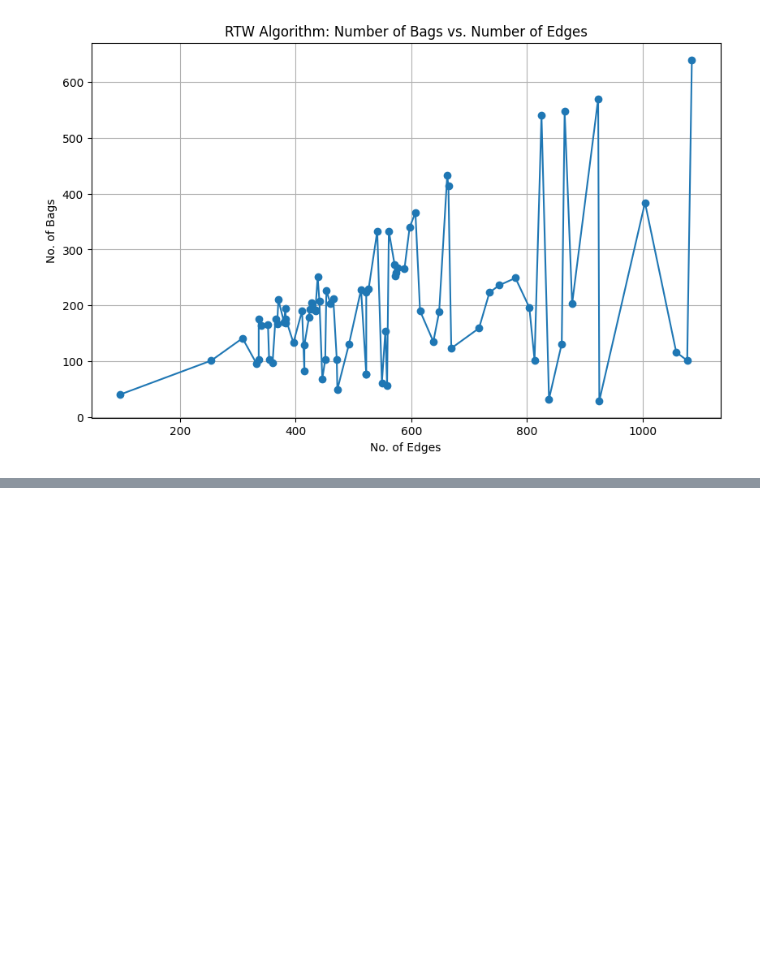
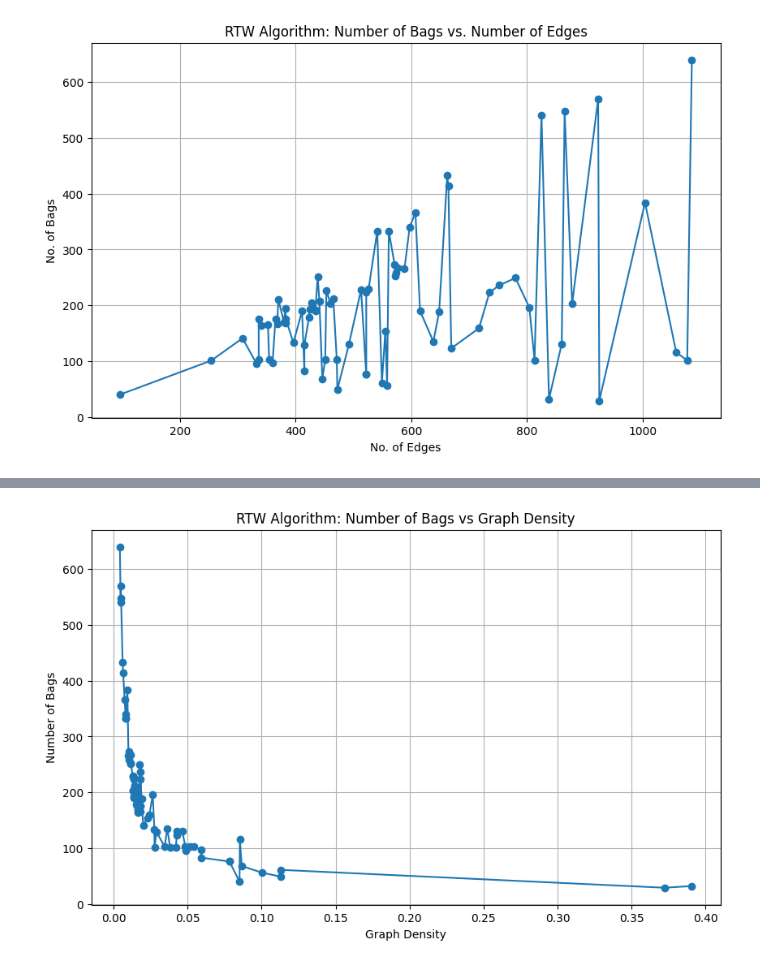
Before and after one commit to 1905046-NiazRahman/CSE462-Project, a Jupyter notebook: exact/results.ipynb, the cells around one changed output, grey strips where cells are left out. Cells and saved outputs as stored; diff of their text form; code cells hidden in the pictures; blank space fills up the shorter version.

```diff
--- a/exact/results.ipynb
+++ b/exact/results.ipynb
@@ -186,0 +233,11 @@ plt.show()
+# %%
+# Plot Density vs Number of Bags
+plt.figure(figsize=(10, 6))
+plt.plot(sorted_density_values_bags, sorted_nbags_values, marker='o', linestyle='-')
+plt.xlabel('Graph Density')
+plt.ylabel('Number of Bags')
+plt.title('RTW Algorithm: Number of Bags vs Graph Density')
+plt.grid(True)
+plt.show()
+# %% [output]
+[figure, added]
```
Also changed, not shown: parts of 4 cells of this notebook.
